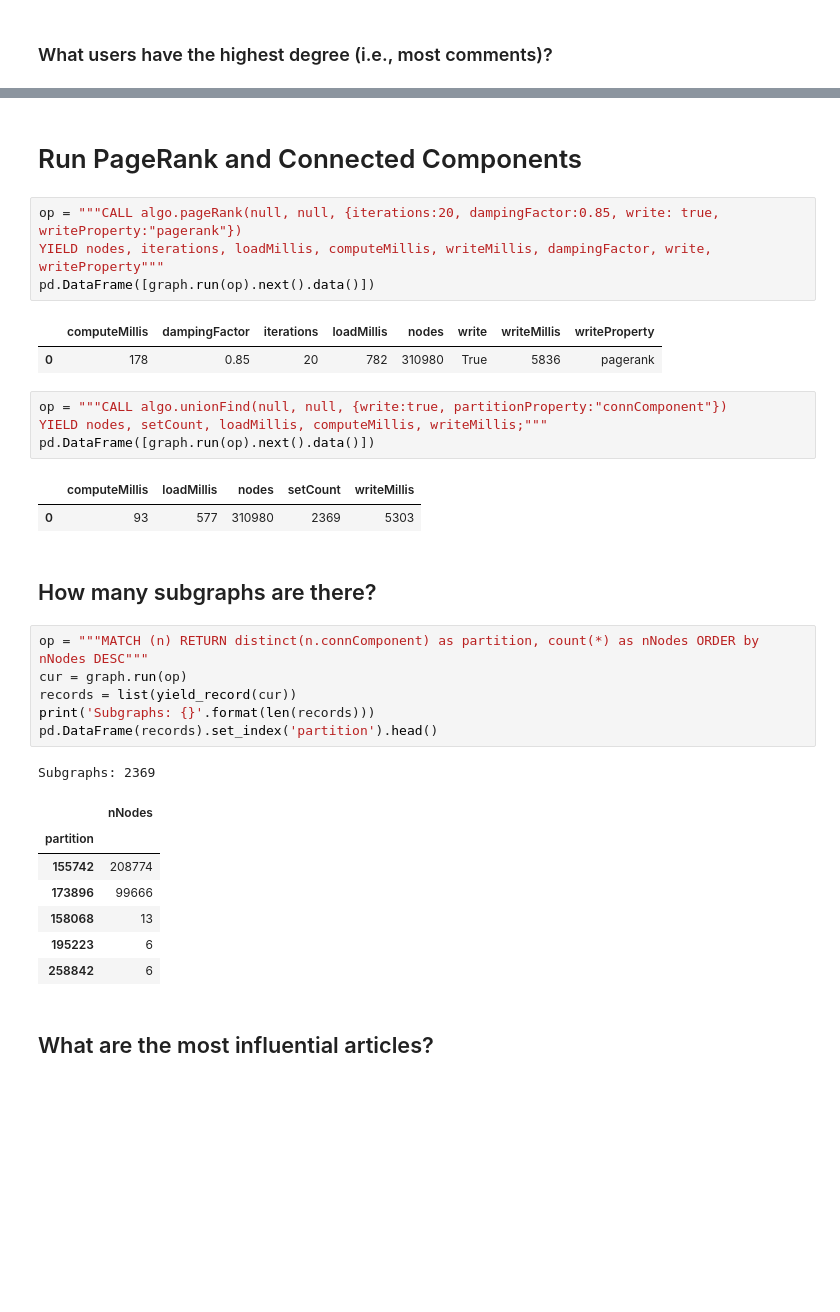
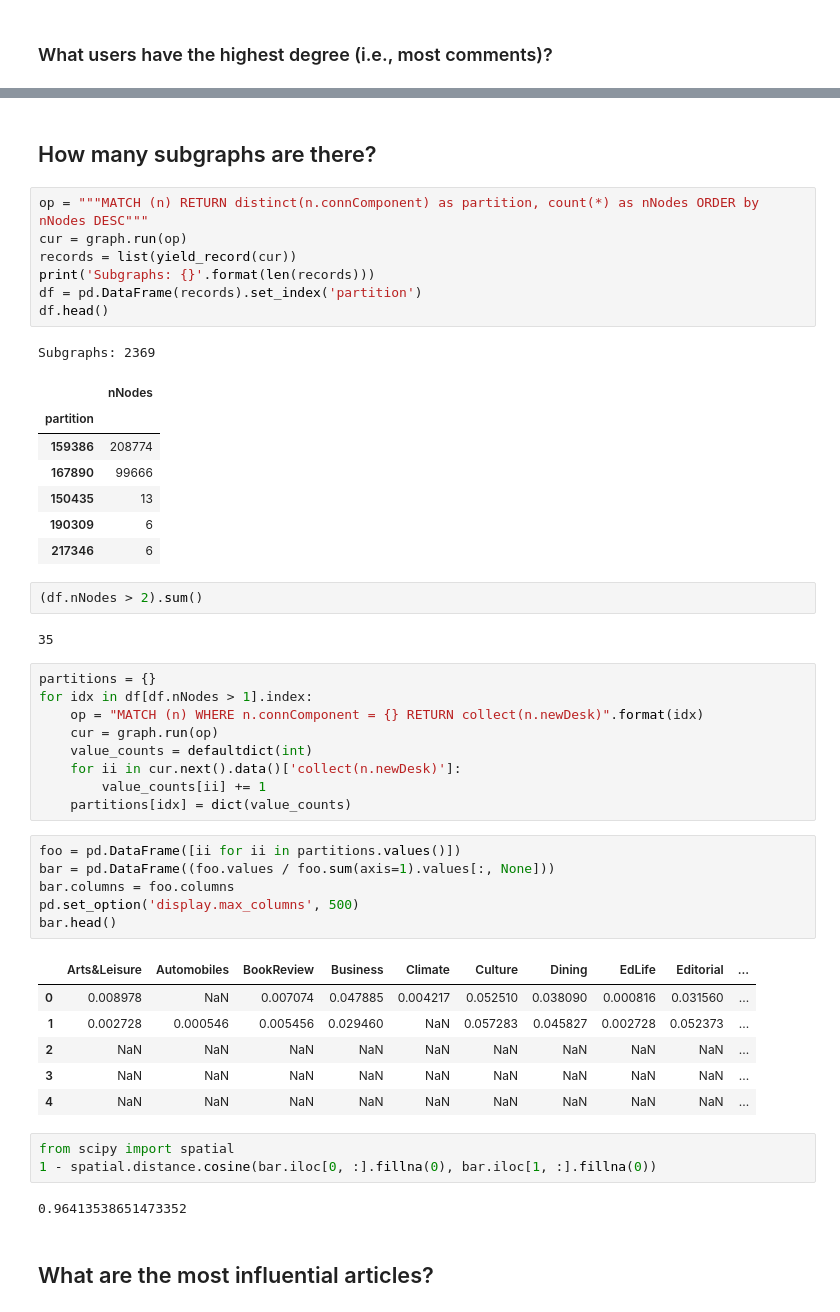
Before and after one commit to jvani/nyt-comments, a Jupyter notebook: notebooks/exploratory.ipynb, the cells around one changed output, grey strips where cells are left out. Drawn from its saved outputs; the diff is of its cells as text; blank space fills up the shorter version.

Commit message:
debugging graph stat calculations

```diff
--- a/notebooks/exploratory.ipynb
+++ b/notebooks/exploratory.ipynb
@@ -88,36 +88,52 @@ pd.DataFrame([{**res['u'], 'Comments': res['count(p)']} for res in yield_record(
-# %% [markdown]
-# Run PageRank and Connected Components
-# %%
-op = """CALL algo.pageRank(null, null, {iterations:20, dampingFactor:0.85, write: true, writeProperty:"pagerank"})
-YIELD nodes, iterations, loadMillis, computeMillis, writeMillis, dampingFactor, write, writeProperty"""
-pd.DataFrame([graph.run(op).next().data()])
-# %% [output]
-|  | computeMillis | dampingFactor | iterations | loadMillis | nodes | write | writeMillis | writeProperty |
-| 0 | 178 | 0.85 | 20 | 782 | 310980 | True | 5836 | pagerank |
-# %%
-op = """CALL algo.unionFind(null, null, {write:true, partitionProperty:"connComponent"})
-YIELD nodes, setCount, loadMillis, computeMillis, writeMillis;"""
-pd.DataFrame([graph.run(op).next().data()])
-# %% [output]
-|  | computeMillis | loadMillis | nodes | setCount | writeMillis |
-| 0 | 93 | 577 | 310980 | 2369 | 5303 |
 # %% [markdown]
 ## How many subgraphs are there?
 # %%
 op = """MATCH (n) RETURN distinct(n.connComponent) as partition, count(*) as nNodes ORDER by nNodes DESC"""
 cur = graph.run(op)
 records = list(yield_record(cur))
 print('Subgraphs: {}'.format(len(records)))
-pd.DataFrame(records).set_index('partition').head()
+df = pd.DataFrame(records).set_index('partition')
+df.head()
 # %% [output]
 Subgraphs: 2369
 |  | nNodes |
 | partition |  |
-| 155742 | 208774 |
-| 173896 | 99666 |
-| 158068 | 13 |
-| 195223 | 6 |
-| 258842 | 6 |
+| 159386 | 208774 |
+| 167890 | 99666 |
+| 150435 | 13 |
+| 190309 | 6 |
+| 217346 | 6 |
+# %%
+(df.nNodes > 2).sum()
+# %% [output]
+35
+# %%
+partitions = {}
+for idx in df[df.nNodes > 1].index:
+    op = "MATCH (n) WHERE n.connComponent = {} RETURN collect(n.newDesk)".format(idx)
+    cur = graph.run(op)
+    value_counts = defaultdict(int)
+    for ii in cur.next().data()['collect(n.newDesk)']:
+        value_counts[ii] += 1
+    partitions[idx] = dict(value_counts)
+# %%
+foo = pd.DataFrame([ii for ii in partitions.values()])
+bar = pd.DataFrame((foo.values / foo.sum(axis=1).values[:, None]))
+bar.columns = foo.columns
+pd.set_option('display.max_columns', 500)
+bar.head()
+# %% [output]
+|  | Arts&Leisure | Automobiles | BookReview | Business | Climate | Culture | Dining | EdLife | Editorial | ... |
+| 0 | 0.008978 | NaN | 0.007074 | 0.047885 | 0.004217 | 0.052510 | 0.038090 | 0.000816 | 0.031560 | ... |
+| 1 | 0.002728 | 0.000546 | 0.005456 | 0.029460 | NaN | 0.057283 | 0.045827 | 0.002728 | 0.052373 | ... |
+| 2 | NaN | NaN | NaN | NaN | NaN | NaN | NaN | NaN | NaN | ... |
+| 3 | NaN | NaN | NaN | NaN | NaN | NaN | NaN | NaN | NaN | ... |
+| 4 | NaN | NaN | NaN | NaN | NaN | NaN | NaN | NaN | NaN | ... |
+# %%
+from scipy import spatial
+1 - spatial.distance.cosine(bar.iloc[0, :].fillna(0), bar.iloc[1, :].fillna(0))
+# %% [output]
+0.96413538651473352
 # %% [markdown]
 ## What are the most influential articles?
 # %%
```
Also changed, not shown: parts of 7 cells of this notebook, 2 other files.
